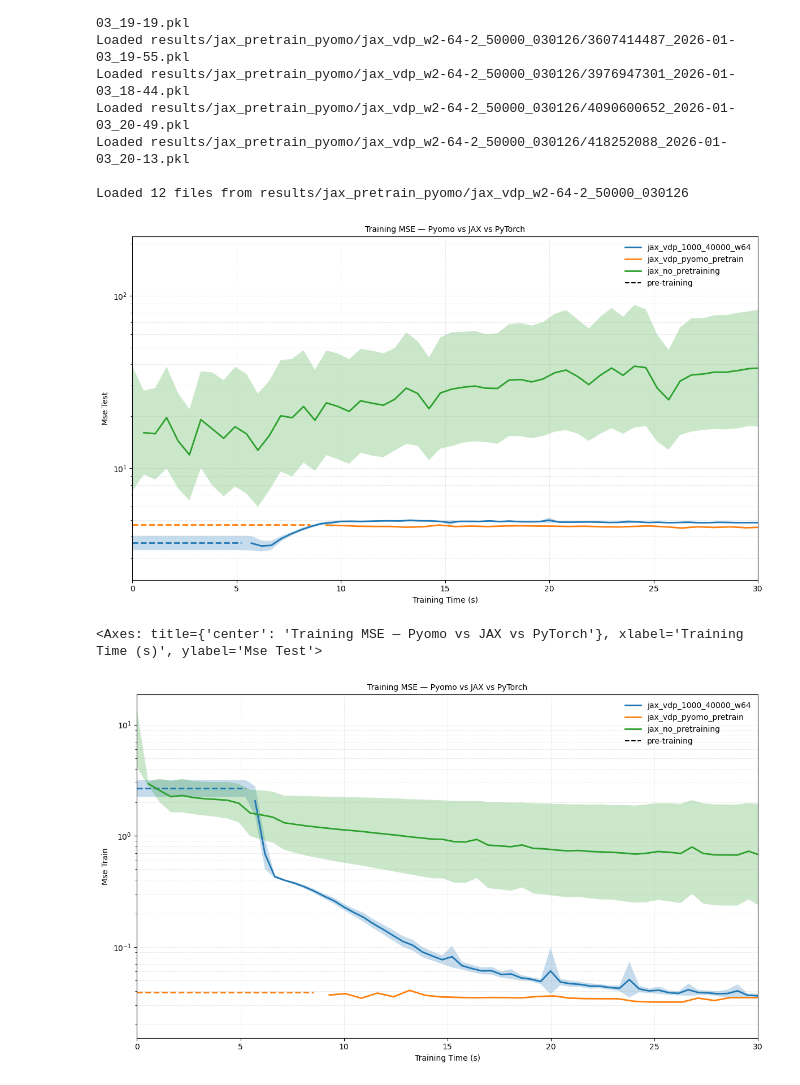
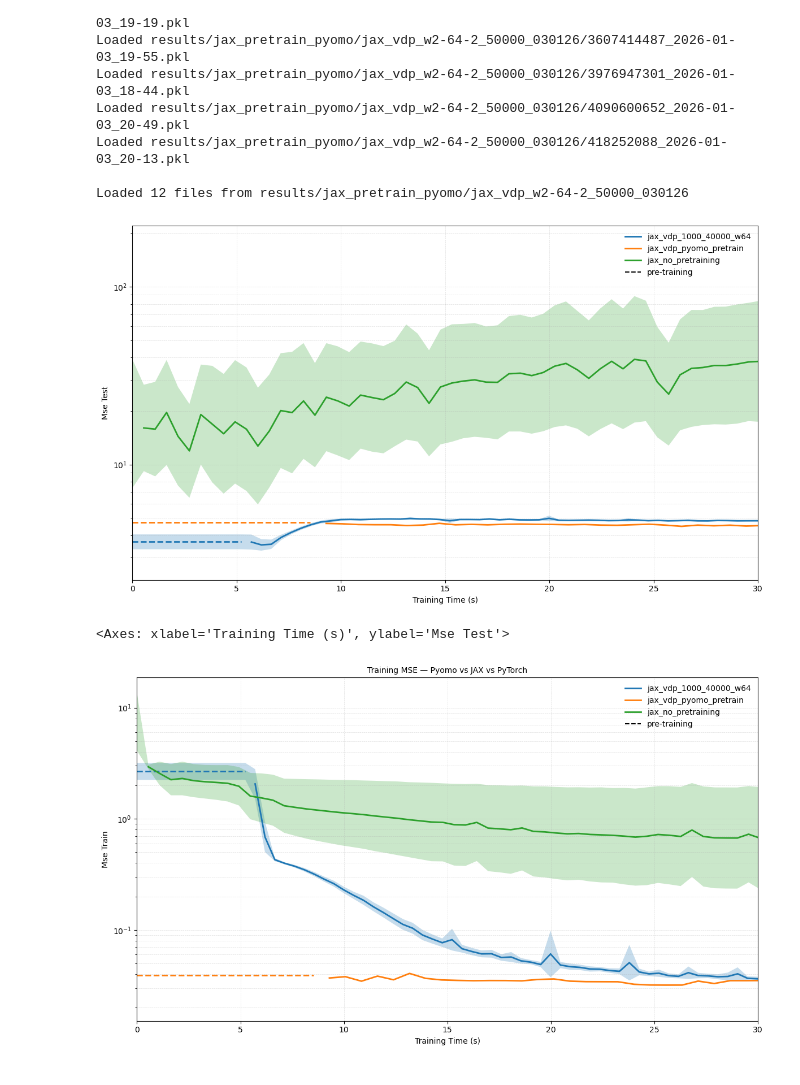
Before and after one commit to mariashapo/NODE, a Jupyter notebook: src/analysis/synthetic/training_conv_vdp.ipynb, the cells around one changed output. Cells and saved outputs as stored; diff of their text form; code cells hidden in the pictures.

```diff
--- a/src/analysis/synthetic/training_conv_vdp.ipynb
+++ b/src/analysis/synthetic/training_conv_vdp.ipynb
@@ -233,16 +233,15 @@ jax_comparison_B_dfs = {
 # %%
 plot_time_bands(
     jax_comparison_B_dfs,
     y_col="mse_test",  # or "mse_test"
-    title="Training MSE — Pyomo vs JAX vs PyTorch",
     logy=True,
     align_grid = False,
     min_support_abs=1,
     xlim =(0, 30)
 )
 # %% [output]
-[figure, old version]
+[figure, new version]
-<Axes: title={'center': 'Training MSE — Pyomo vs JAX vs PyTorch'}, xlabel='Training Time (s)', ylabel='Mse Test'>
+<Axes: xlabel='Training Time (s)', ylabel='Mse Test'>
 # %%
 plot_time_bands(
     jax_comparison_B_dfs,
```
Also changed, not shown: parts of 4 cells of this notebook, 6 other files.
